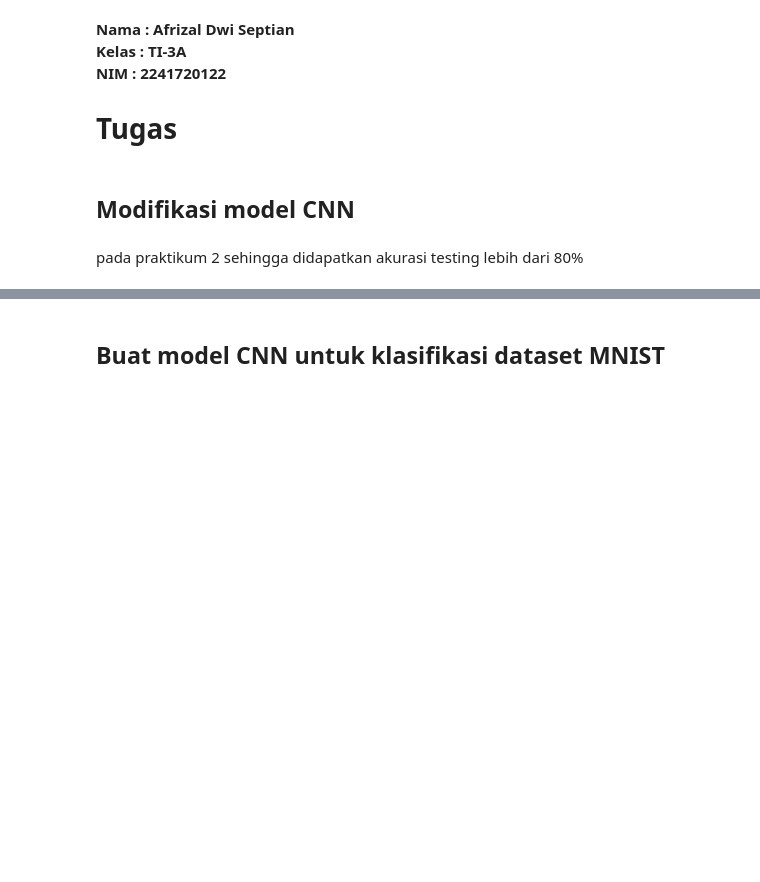
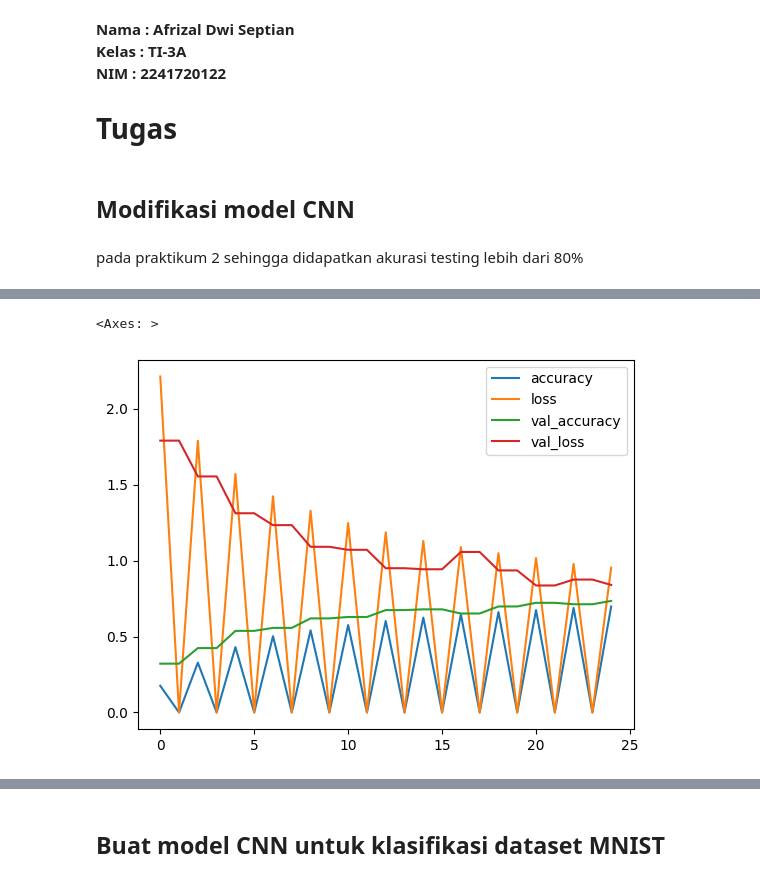
Before and after one commit to AfrizalDS/MachineLearning, a Jupyter notebook: Tugas_cnn.ipynb, the cells around one changed output, grey strips where cells are left out. Saved outputs shown, nothing was run; the diff lists cells and outputs as text; code cells hidden in the pictures; blank space fills up the shorter version.

```diff
--- a/Tugas_cnn.ipynb
+++ b/Tugas_cnn.ipynb
@@ -89,0 +48,2 @@ print(test_acc)
+# %%
+X_train, X_valid, y_train, y_valid = train_test_split(X_train, y_train, test_size=0.2, random_state=42)
@@ -89,0 +85,21 @@ print(test_acc)
+# %%
+datagen = ImageDataGenerator(
+    featurewise_center=False,
+    samplewise_center=False,
+    featurewise_std_normalization=False,
+    samplewise_std_normalization=False,
+    zca_whitening=False,
+    rotation_range=15,
+    width_shift_range=0.1,
+    height_shift_range=0.1,
+    horizontal_flip=True,
+    vertical_flip=False
+)
+datagen.fit(X_train)
+# %%
+model = cnn_model()
+model.compile(
+    loss='categorical_crossentropy',
+    optimizer=Adam(learning_rate=0.0003),
+    metrics=['accuracy']
+)
@@ -89,0 +128,8 @@ print(test_acc)
+# %%
+history = model.fit(
+    datagen.flow(X_train, y_train, batch_size=64),
+    steps_per_epoch=len(X_train) // 64,
+    epochs=25,
+    validation_data=(X_valid, y_valid),
+    verbose=1
+)
@@ -89,0 +161,5 @@ print(test_acc)
+# %%
+pd.DataFrame(history.history).plot()
+# %% [output]
+<Axes: >
+[figure, added]
```
Also changed, not shown: parts of 22 cells of this notebook.
